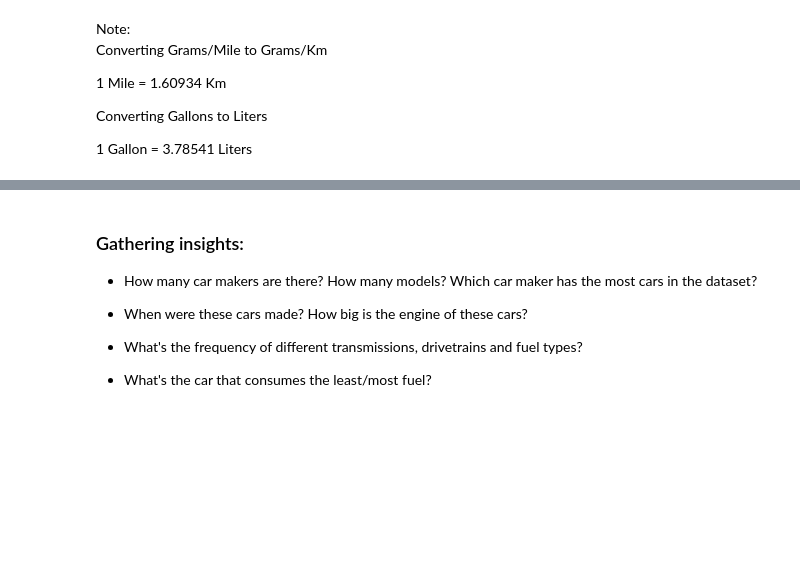
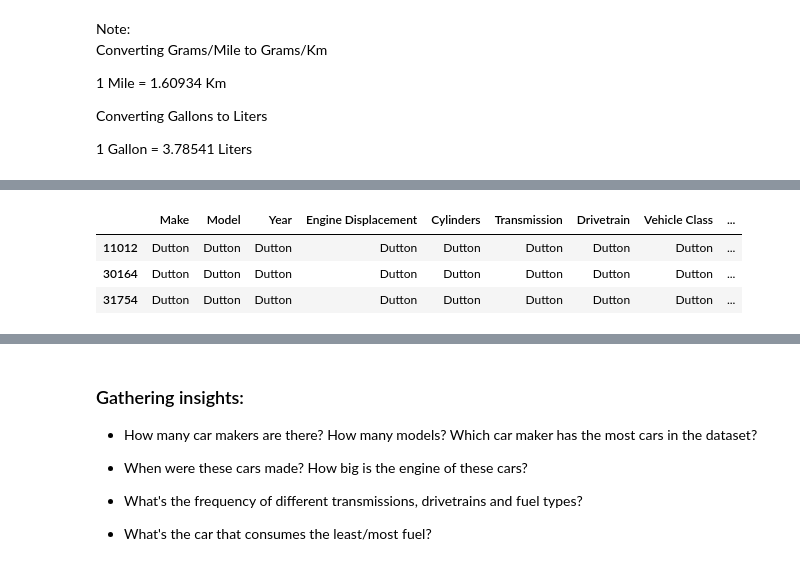
Before and after one commit to asierbilbao/IronLab, a Jupyter notebook: Week 1/Day 5/Lab_Pandas_part_1 - DONE.ipynb, the cells around one changed output, grey strips where cells are left out. Cells and saved outputs as stored; diff of their text form; code cells hidden in the pictures; blank space fills up the shorter version.

```diff
--- a/Week 1/Day 5/Lab_Pandas_part_1 - DONE.ipynb
+++ b/Week 1/Day 5/Lab_Pandas_part_1 - DONE.ipynb
@@ -101 +120,8 @@ vehicles_df['Highway KmL'] = vehicles_df['Highway MPG'] * 0.425143707
 TypeError: can't multiply sequence by non-int of type 'float'
+# %%
+vehicles_df[vehicles_df['Make'].str.contains('Dutton', case=False)]
+# %% [output]
+|  | Make | Model | Year | Engine Displacement | Cylinders | Transmission | Drivetrain | Vehicle Class | ... |
+| 11012 | Dutton | Dutton | Dutton | Dutton | Dutton | Dutton | Dutton | Dutton | ... |
+| 30164 | Dutton | Dutton | Dutton | Dutton | Dutton | Dutton | Dutton | Dutton | ... |
+| 31754 | Dutton | Dutton | Dutton | Dutton | Dutton | Dutton | Dutton | Dutton | ... |
```
Also changed, not shown: parts of 4 cells of this notebook.
